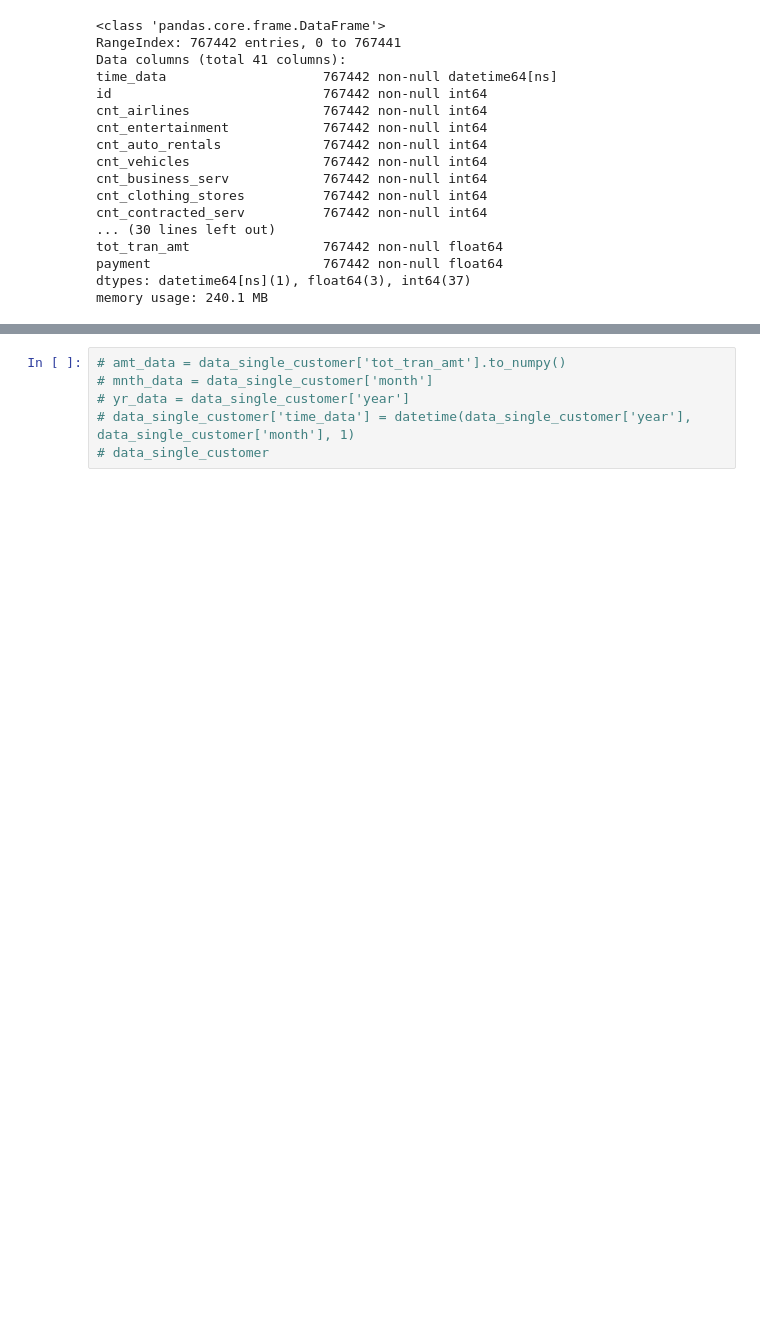
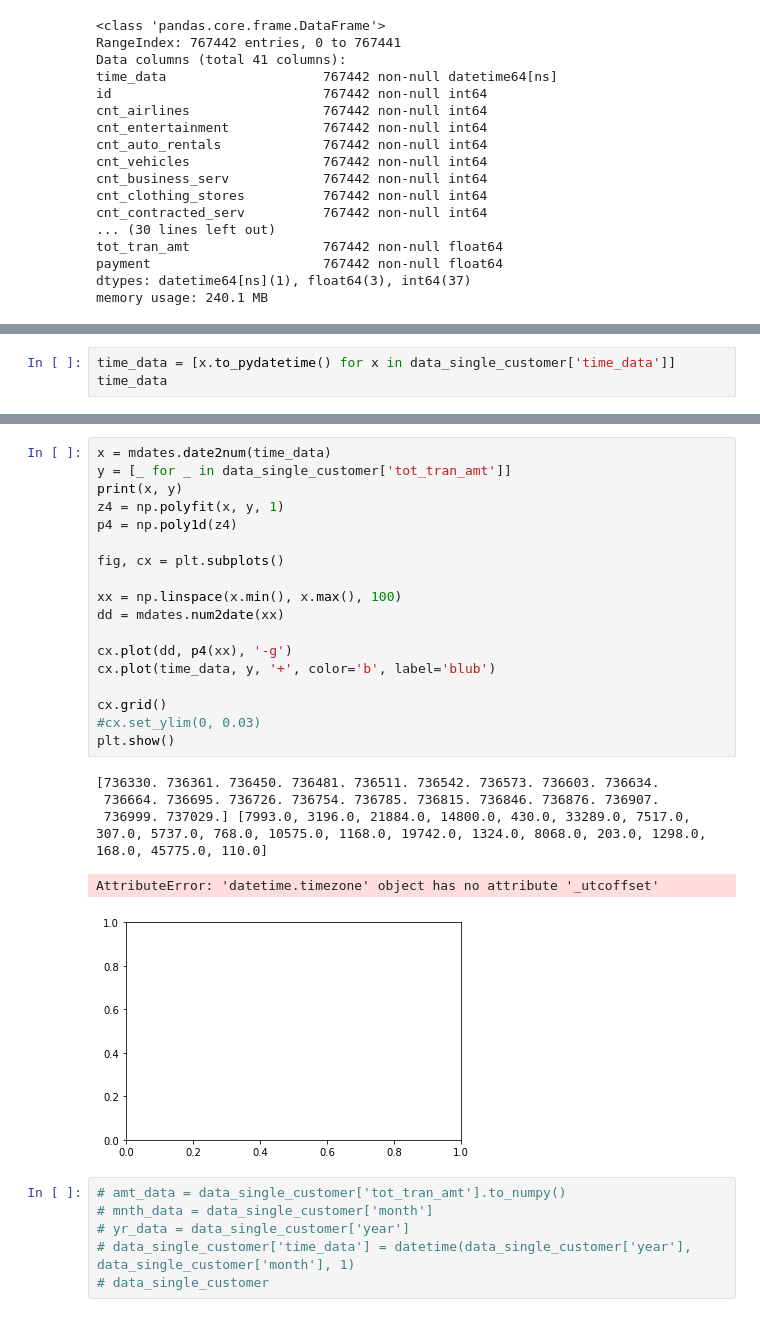
Before and after one commit to thealphadollar/IceEdge, a Jupyter notebook: training/plots/DataAnalysis-pandas-polyfit.ipynb, the cells around one changed output, grey strips where cells are left out. Saved outputs shown, nothing was run; the diff lists cells and outputs as text; blank space fills up the shorter version.

```diff
--- a/training/plots/DataAnalysis-pandas-polyfit.ipynb
+++ b/training/plots/DataAnalysis-pandas-polyfit.ipynb
@@ -67,0 +71,3 @@ data_single_customer.plot('time_data', 'tot_tran_amt')
+# %%
+time_data = [x.to_pydatetime() for x in data_single_customer['time_data']]
+time_data
@@ -68,3 +95,27 @@ data_single_customer.plot('time_data', 'tot_tran_amt')
+# %%
+x = mdates.date2num(time_data)
+y = [_ for _ in data_single_customer['tot_tran_amt']]
+print(x, y)
+z4 = np.polyfit(x, y, 1)
+p4 = np.poly1d(z4)
+
+fig, cx = plt.subplots()
+
+xx = np.linspace(x.min(), x.max(), 100)
+dd = mdates.num2date(xx)
+
+cx.plot(dd, p4(xx), '-g')
+cx.plot(time_data, y, '+', color='b', label='blub')
+
+cx.grid()
+#cx.set_ylim(0, 0.03)
+plt.show()
+# %% [output]
+[736330. 736361. 736450. 736481. 736511. 736542. 736573. 736603. 736634.
+ 736664. 736695. 736726. 736754. 736785. 736815. 736846. 736876. 736907.
+ 736999. 737029.] [7993.0, 3196.0, 21884.0, 14800.0, 430.0, 33289.0, 7517.0, 307.0, 5737.0, 768.0, 10575.0, 1168.0, 19742.0, 1324.0, 8068.0, 203.0, 1298.0, 168.0, 45775.0, 110.0]
+AttributeError: 'datetime.timezone' object has no attribute '_utcoffset'
+[figure, added]
 # %%
 # amt_data = data_single_customer['tot_tran_amt'].to_numpy()
 # mnth_data = data_single_customer['month']
```
Also changed, not shown: parts of 4 cells of this notebook.
